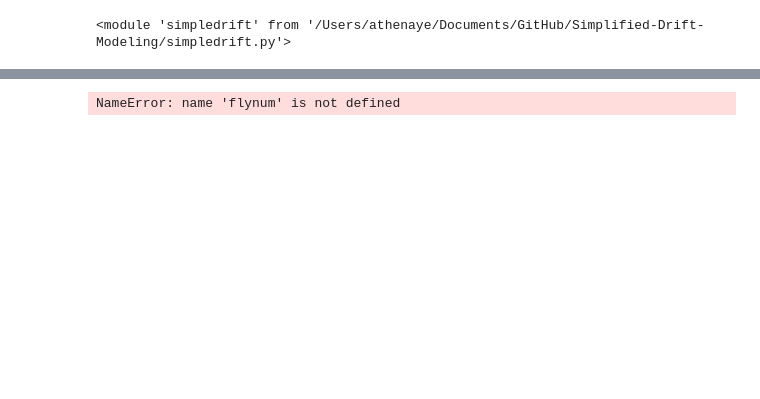
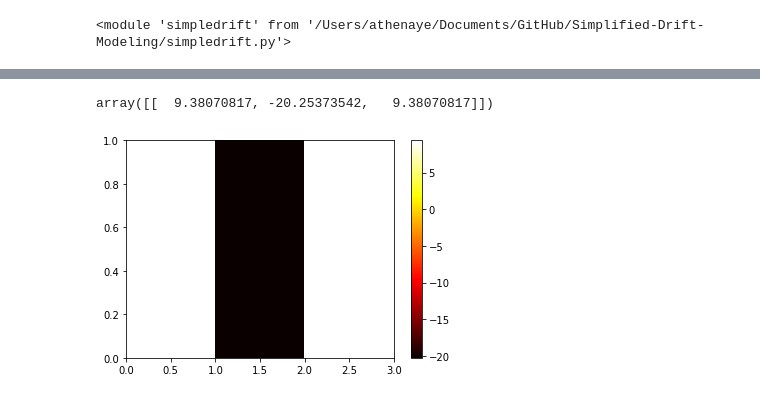
Before and after one commit to ryantmaloney/Simplified-Drift-Modeling, a Jupyter notebook: driftmodeling.ipynb, the cells around one changed output, grey strips where cells are left out. Saved outputs shown, nothing was run; the diff lists cells and outputs as text; code cells hidden in the pictures; blank space fills up the shorter version.

```diff
--- a/driftmodeling.ipynb
+++ b/driftmodeling.ipynb
@@ -46,9 +47,23 @@ array([1.18574088e+04, 1.59924304e-09, 1.18574088e+04])
+# %%
+import numpy as np
+finalpop
+
+finalpop2=np.reshape(finalpop,(1,3))
+finalpop2
+
+finaltest=np.random.rand(1,3)
+
+finalpop2
+# finaltest
+np.log(finalpop2)
+# %% [output]
+array([[  9.38070817, -20.25373542,   9.38070817]])
 # %%
 import simpledrift as sd
 import heatmap as hm
 import imp
 imp.reload(hm)
 
-hm.heatmap()
+hm.heatmap(finalpop2)
 # %% [output]
-NameError: name 'flynum' is not defined
+[figure, added]
```
Also changed, not shown: parts of 1 cell of this notebook, 3 other files.
